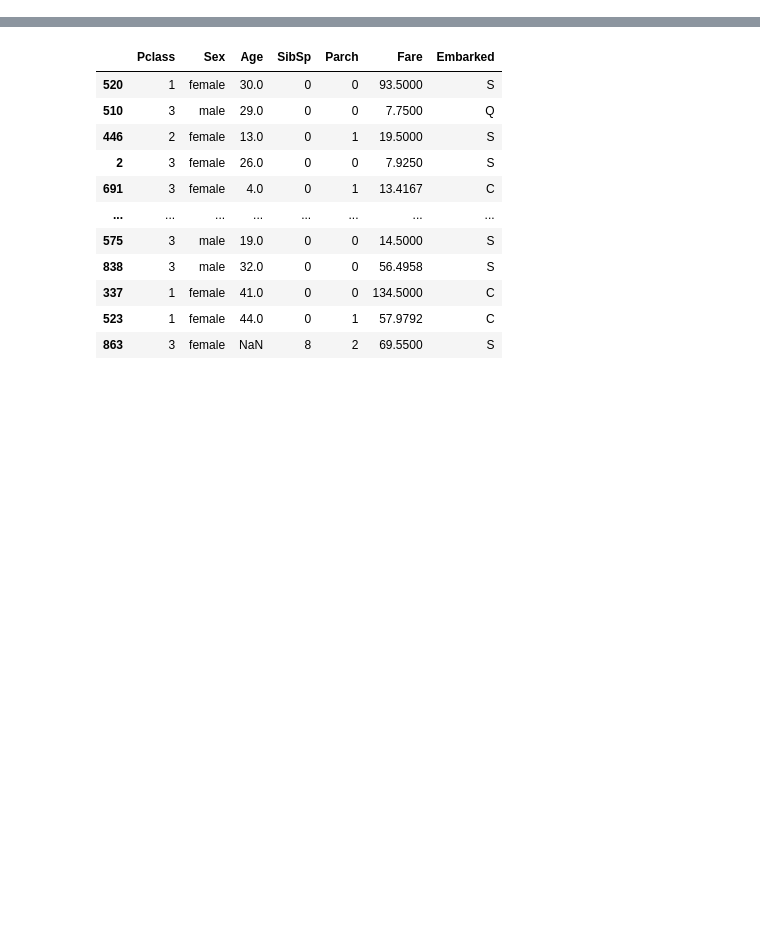
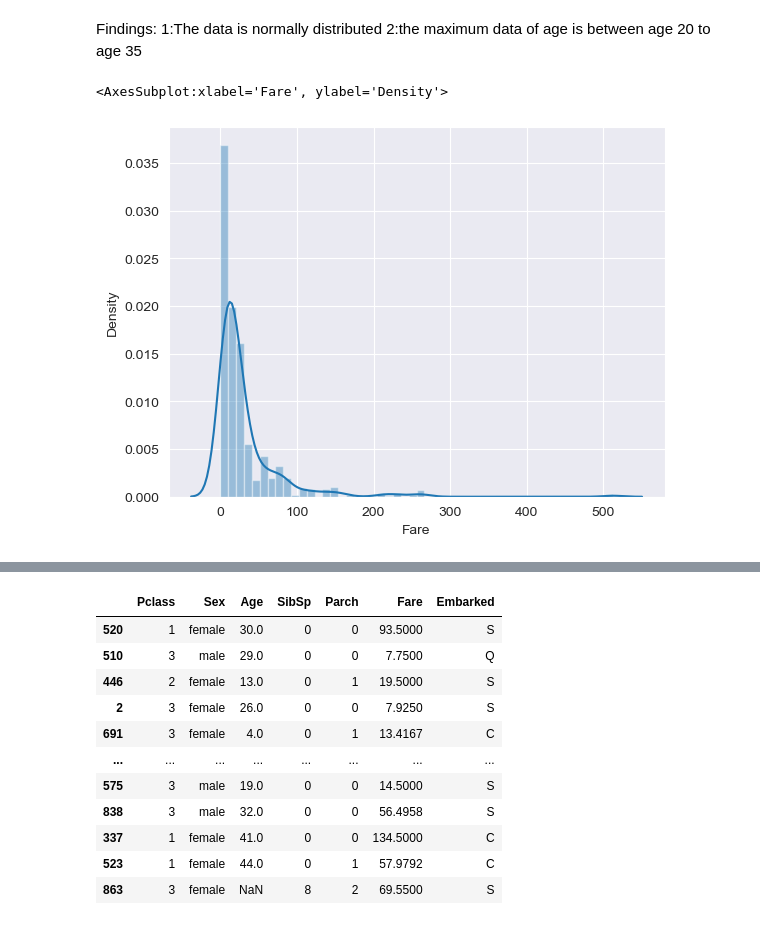
Before and after one commit to rohitmadame/titanic_, a Jupyter notebook: titanic_with_pipelines.ipynb, the cells around one changed output, grey strips where cells are left out. Cells and saved outputs as stored; diff of their text form; code cells hidden in the pictures; blank space fills up the shorter version.

```diff
--- a/titanic_with_pipelines.ipynb
+++ b/titanic_with_pipelines.ipynb
@@ -26,0 +120,10 @@ df.head()
+# %% [markdown]
+Findings:
+    1:The data is normally distributed
+    2:the maximum data of age is between age 20 to age 35
+# %%
+#Checking distribution of fare
+sns.distplot(df['Fare'])
+# %% [output]
+<AxesSubplot:xlabel='Fare', ylabel='Density'>
+[figure, added]
```
Also changed, not shown: parts of 28 cells of this notebook.
